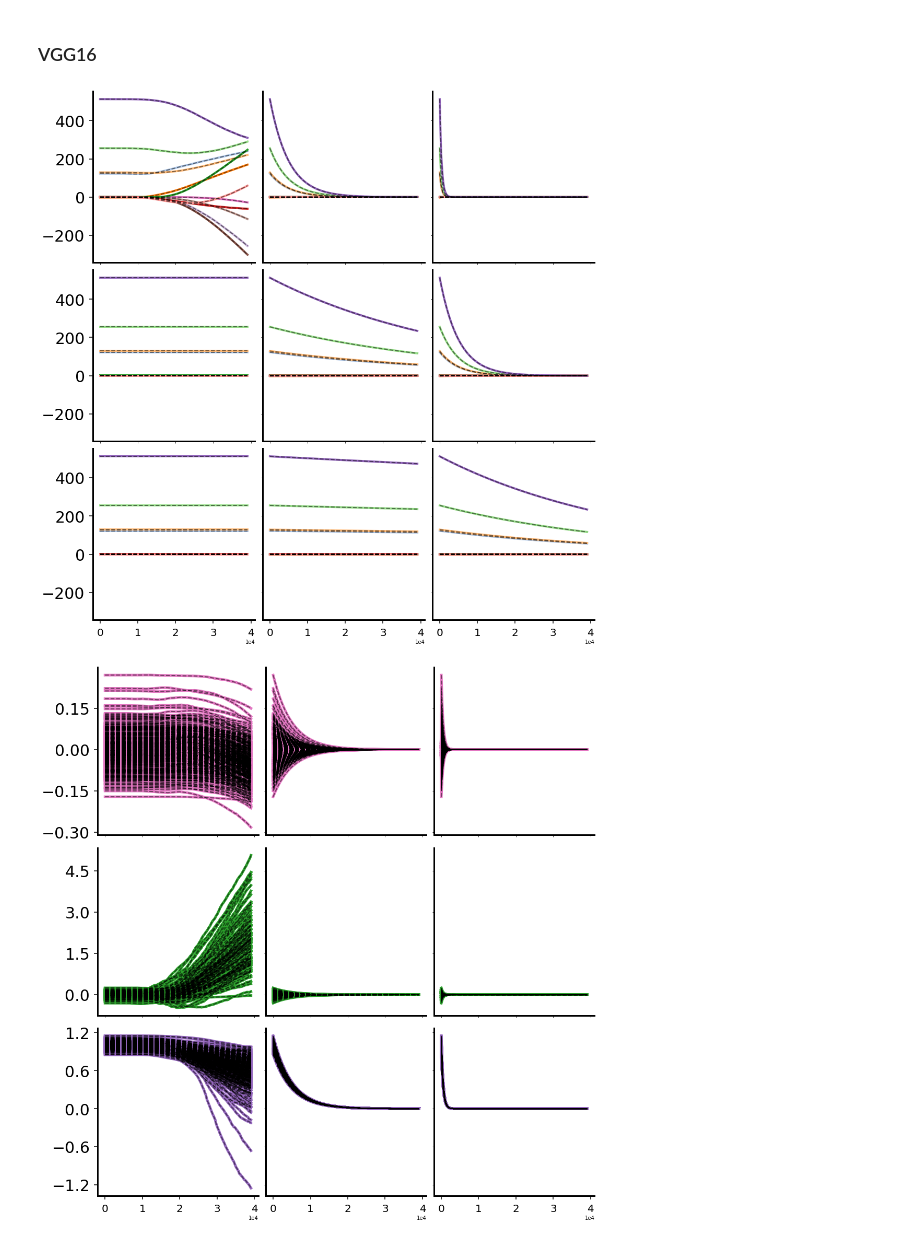
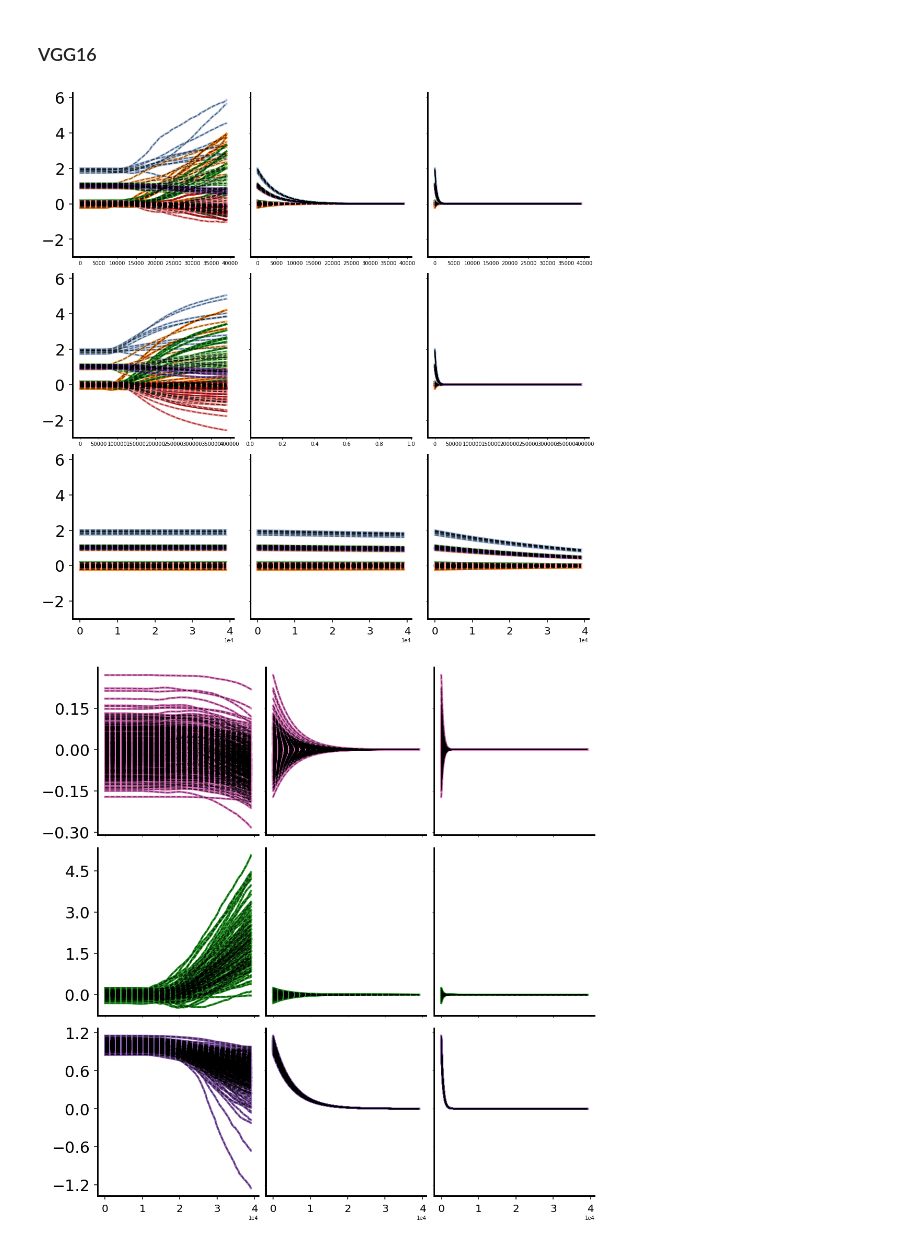
Before and after one commit to danielkunin/neural-mechanics, a Jupyter notebook: notebooks/plots.ipynb, the cells around one changed output. Drawn from its saved outputs; the diff is of its cells as text; code cells hidden in the pictures.

```diff
--- a/notebooks/plots.ipynb
+++ b/notebooks/plots.ipynb
@@ -66,18 +66,18 @@ args = {
     "experiment": "lr_drops",
     "visualization": "scale"
 }
-fig, axs = plt.subplots(1, 2, figsize=(12, 6), sharex='col', sharey='row')
+fig, axs = plt.subplots(2, 2, figsize=(12, 6), sharex='col', sharey='row')
 lr, wd = 0.01, 0.0
-for i, expid in enumerate(["vgg16", "vgg16_bn"]):
+for i, expid in enumerate(["vgg16", "vgg16_bn", "vgg16_e200_lr1_wd3", "vgg16_bn_e200_lr1_wd3"]):
 
         # plot data
-        ax = axs[i]
+        ax = axs[i//2, i%2]
         args['expid'] = f"{expid}"
         steps, empirical, theoretical = load(args)
         plot(steps, empirical, None, ax, layer_wise=True)
 
         # tick params and axis labels
-        if i == 0:
+        if i%2 == 0:
             ax.tick_params(axis="y", which="both", bottom=True, top=False,
                            labelbottom=True, left=True, right=False,
                            labelleft=True,direction='out',length=7,width=1.5,pad=8,labelsize=30)
@@ -277,40 +277,44 @@ args = {
     "expid": "lr_0.1_wd_0.0",
     "visualization": "inversion"
 }
-fig, axs = plt.subplots(3, 3, figsize=(15, 15), sharex='col', sharey=True)
+fig, axs = plt.subplots(3, 3, figsize=(15, 15), sharey=True) #sharex='col'
 for i, lr in enumerate([0.1, 0.01, 0.001]):
     for j, wd in enumerate([0.0, 0.001, 0.01]):
 
         # plot data
         ax = axs[i,j]
+        if lr == 0.01:
+            args['experiment'] = f"vgg16_long"
+        else:
+            args['experiment'] = f"vgg16"
         args['expid'] = f"lr_{lr}_wd_{wd}"
         steps, empirical, theoretical = load(args)
-        plot(steps, empirical, theoretical, ax, layer_wise=True)
+        plot(steps, empirical, theoretical, ax, subset=10)
 
         # tick params and axis labels
         if j == 0:
             ax.tick_params(axis="y", which="both", bottom=True, top=False,
                            labelbottom=True, left=True, right=False,
                            labelleft=True,direction='out',length=7,width=1.5,pad=8,labelsize=30)
             ax.yaxis.set_major_locator(plt.MaxNLocator(5))
         if i == 2:
             ax.tick_params(axis="x", which="both", bottom=True, top=False,
                            labelbottom=True, left=True, right=False,
                            labelleft=True,direction='out',length=7,width=1.5,pad=8,
                            labelsize=20)
             ax.xaxis.set_major_locator(plt.MaxNLocator(5))
             ax.ticklabel_format(axis="x", style="sci", scilimits=(0,0))
 
         # boundary
         ax.spines['right'].set_visible(False)
         ax.spines['top'].set_visible(False)
         for dir in ["top", "bottom", "right", "left"]:
             ax.spines[dir].set_linewidth(3)
 
 plt.tight_layout()
 plt.savefig("neuron.pdf")
 # %% [output]
-[figure, old version]
+[figure, new version]
 # %%
 args = {
     "save-dir": "/mnt/fs4/kunin/neural-mechanics/results",
@@ -350,4 +354,4 @@ for i,layer in enumerate([3,7,11]):
 
 plt.tight_layout()
 # %% [output]
-[figure, old version]
+[figure, new version]
```
Also changed, not shown: parts of 3 cells of this notebook, 8 other files.
